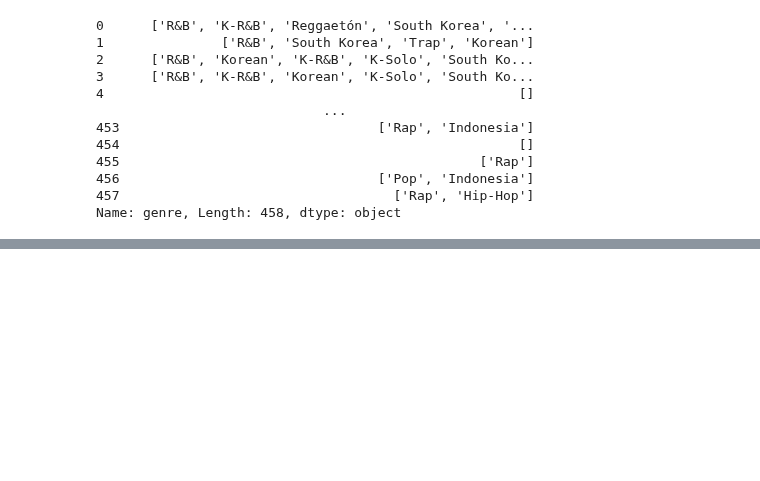
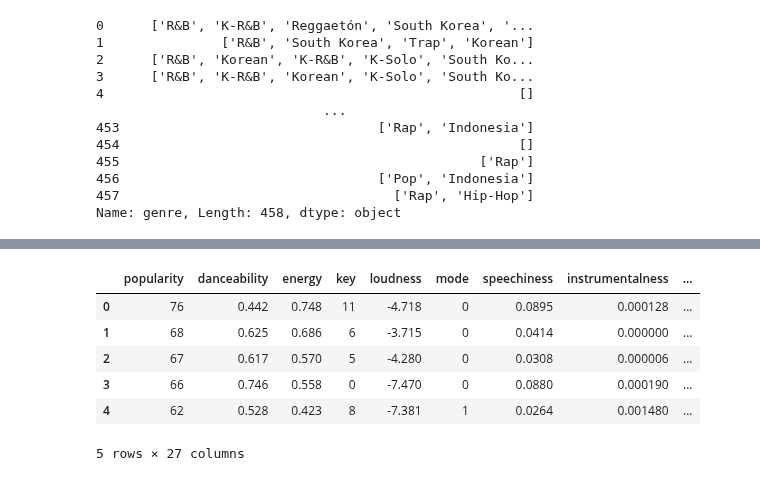
Before and after one commit to jeugenio103/Project-4, a Jupyter notebook: Lyric and Genre Data Collection/genre_model_88.ipynb, the cells around one changed output, grey strips where cells are left out. Cells and saved outputs as stored; diff of their text form; code cells hidden in the pictures; blank space fills up the shorter version.

```diff
--- a/Lyric and Genre Data Collection/genre_model_88.ipynb
+++ b/Lyric and Genre Data Collection/genre_model_88.ipynb
@@ -45,0 +142,2 @@ primary_genre
+# %%
+num_clust = len(df_88['primary_genre'].unique())
@@ -45,0 +171,11 @@ primary_genre
+# %%
+df_88_num["class"] = model.labels_
+df_88_num.head()
+# %% [output]
+|  | popularity | danceability | energy | key | loudness | mode | speechiness | instrumentalness | ... |
+| 0 | 76 | 0.442 | 0.748 | 11 | -4.718 | 0 | 0.0895 | 0.000128 | ... |
+| 1 | 68 | 0.625 | 0.686 | 6 | -3.715 | 0 | 0.0414 | 0.000000 | ... |
+| 2 | 67 | 0.617 | 0.570 | 5 | -4.280 | 0 | 0.0308 | 0.000006 | ... |
+| 3 | 66 | 0.746 | 0.558 | 0 | -7.470 | 0 | 0.0880 | 0.000190 | ... |
+| 4 | 62 | 0.528 | 0.423 | 8 | -7.381 | 1 | 0.0264 | 0.001480 | ... |
+5 rows × 27 columns
```
Also changed, not shown: parts of 28 cells of this notebook, 3 other files.
